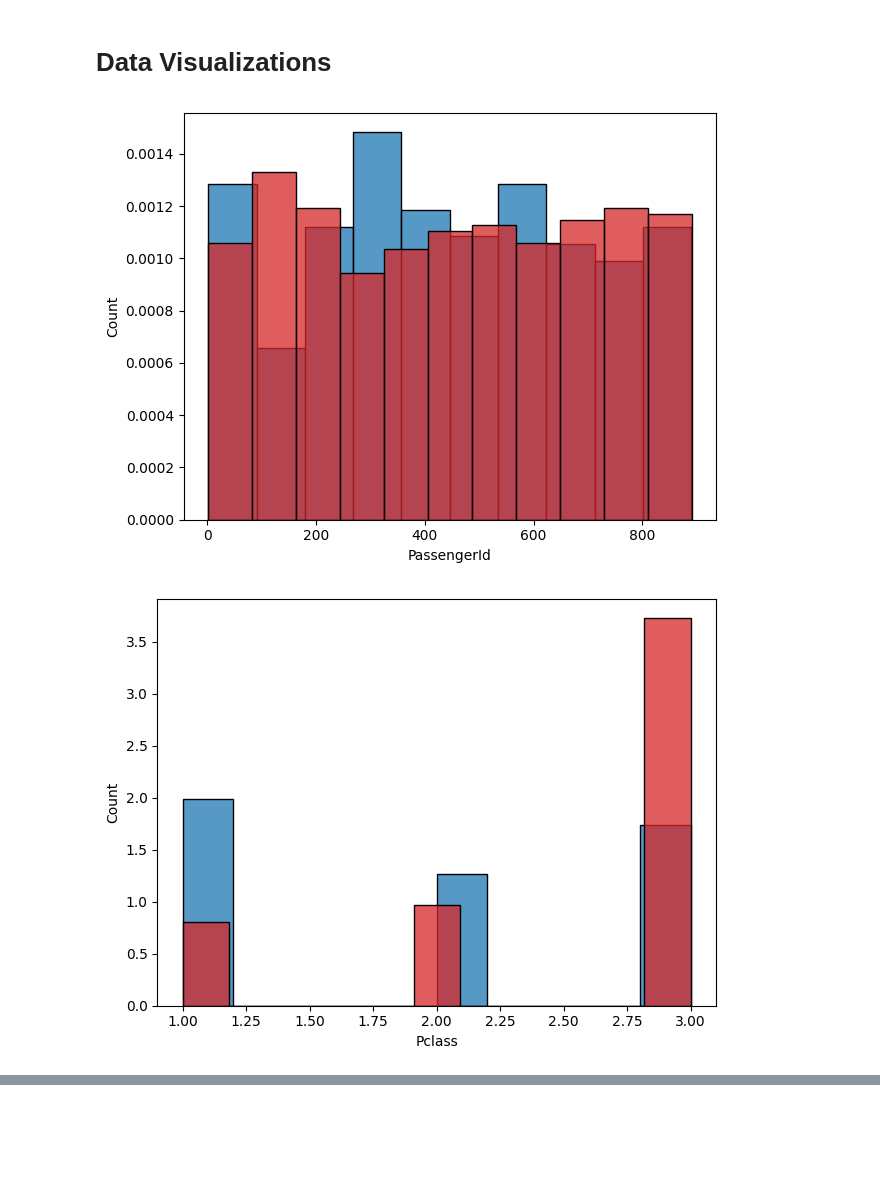
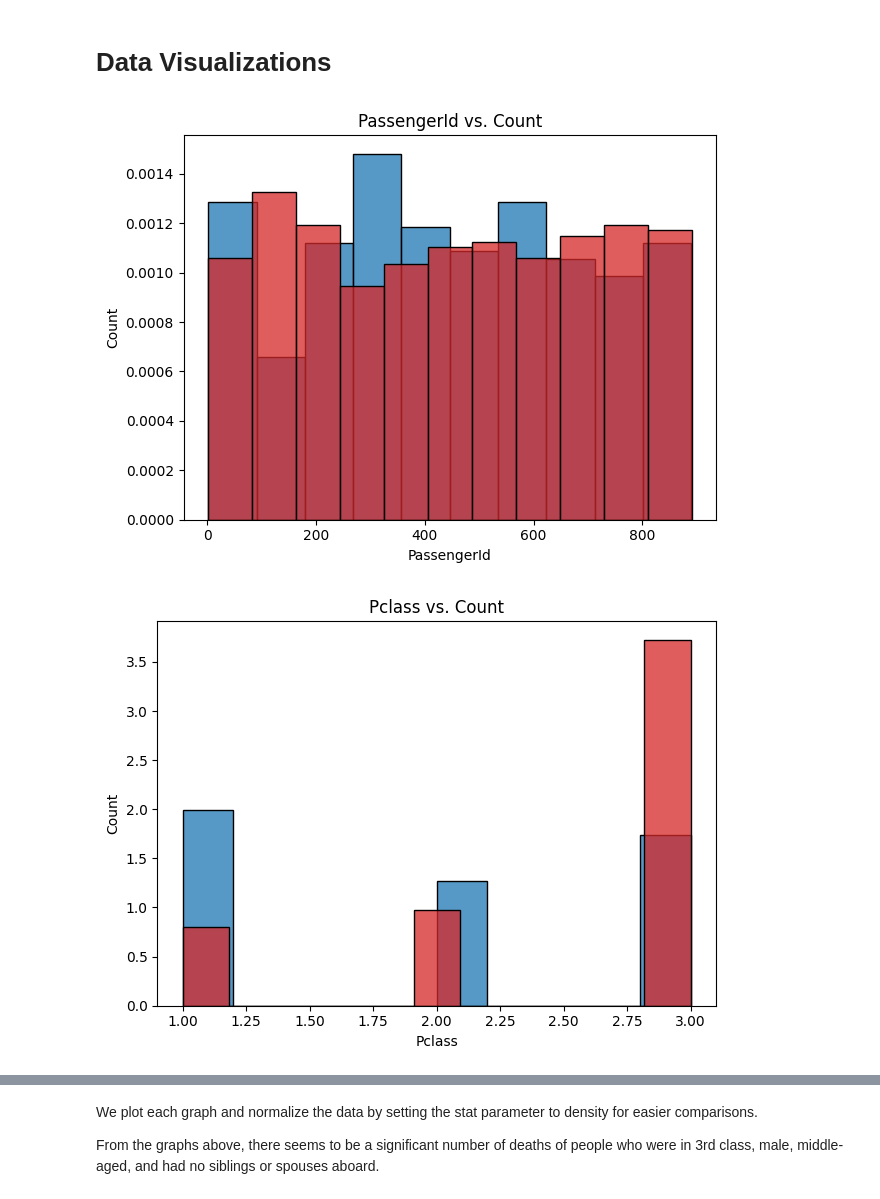
Before and after one commit to johne18/ml_learnings, a Jupyter notebook: [2] titanic-dataset.ipynb, the cells around one changed output, grey strips where cells are left out. Drawn from its saved outputs; the diff is of its cells as text; code cells hidden in the pictures; blank space fills up the shorter version.

```diff
--- a/[2] titanic-dataset.ipynb
+++ b/[2] titanic-dataset.ipynb
@@ -167,19 +179,21 @@ import matplotlib.pyplot as plt
 # %%
-# 0 for dead
-# 1 for alive
+# 0 for dead (red)
+# 1 for alive (blue)
 for col in train_df.columns:
     if col != "Survived":
         # parameters to consider
         # stat="density" -> compare in shape
         # alpha -> values between 0 and 1
 
         sns.histplot(train_df[train_df["Survived"]==1][col], color="tab:blue", stat="density")
         sns.histplot(train_df[train_df["Survived"]==0][col], color="tab:red", stat="density")
 
         plt.xlabel(col)
         plt.ylabel("Count")
+        plt.title(f"{col} vs. Count")
+
         plt.tight_layout()
         plt.show()
 # %% [output]
-[figure, old version]
+[figure, new version]
-[figure, old version]
+[figure, new version]
@@ -194,0 +209,4 @@ for col in train_df.columns:
+# %% [markdown]
+We plot each graph and normalize the data by setting the stat parameter to density for easier comparisons.
+
+From the graphs above, there seems to be a significant number of deaths of people who were in 3rd class, male, middle-aged, and had no siblings or spouses aboard.
```
Also changed, not shown: parts of 3 cells of this notebook.
